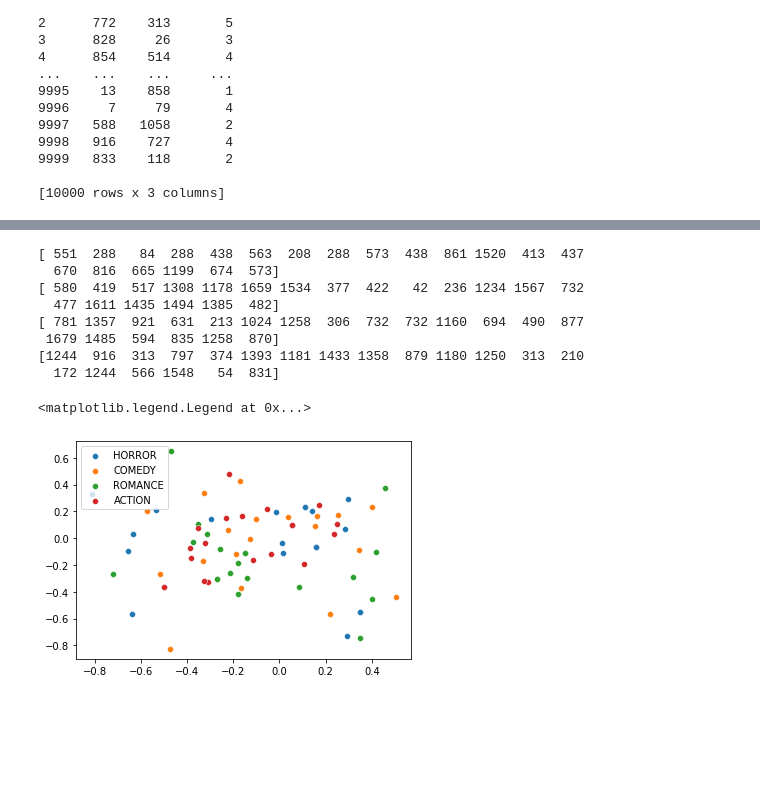
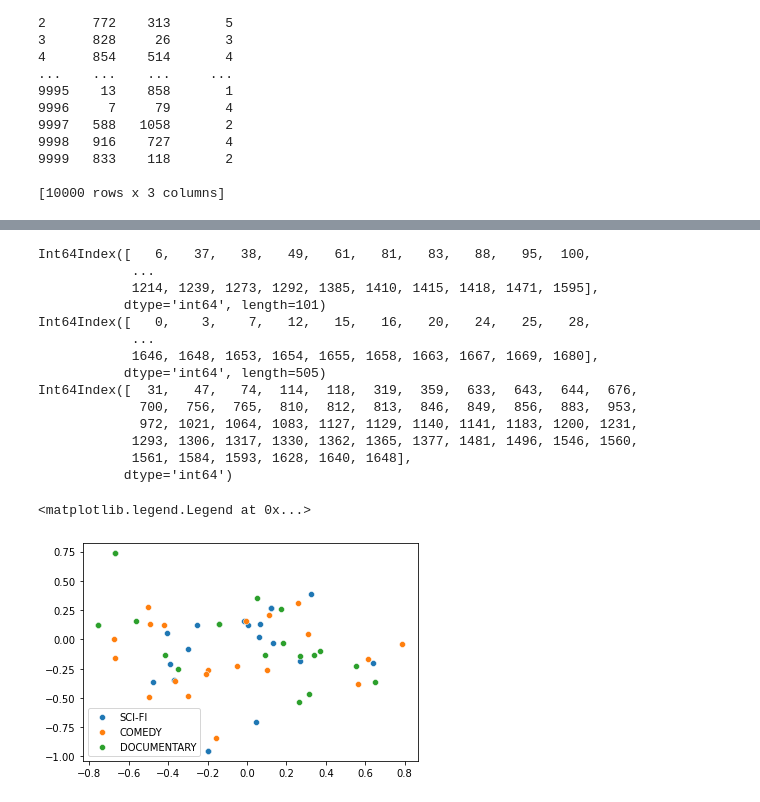
Before and after one commit to francescazfl/pandas, a Jupyter notebook: project2/nr_project2.ipynb, the cells around one changed output, grey strips where cells are left out. Cells and saved outputs as stored; diff of their text form; code cells hidden in the pictures; blank space fills up the shorter version.

Commit message:
visualize

```diff
--- a/project2/nr_project2.ipynb
+++ b/project2/nr_project2.ipynb
@@ -203,27 +251,34 @@ print(Vtilde.shape)
 (1682, 2)
 # %%
 #Get representative datapoints
-clusters = ['HORROR','COMEDY','ROMANCE','ACTION']
+clusters = ['SCI-FI','COMEDY','DOCUMENTARY']
 n_cluster = 20
 cluster_data = np.zeros((n_cluster,2,len(clusters)))
 for c in range(0,len(clusters)):
     genre_data = movies[lambda x: x[clusters[c]]==1]
+    print(genre_data.index)
     cluster_inds = np.random.choice(genre_data['MOVIE_ID'],n_cluster)
     cluster_data[:,:,c] = Vtilde[cluster_inds,:]
 
 plt.figure()
 for c in range(0,len(clusters)):
     sb.scatterplot(x=cluster_data[:,0,c],y=cluster_data[:,1,c])
 
 plt.legend(clusters)
 # %% [output]
-[ 551  288   84  288  438  563  208  288  573  438  861 1520  413  437
-  670  816  665 1199  674  573]
-[ 580  419  517 1308 1178 1659 1534  377  422   42  236 1234 1567  732
-  477 1611 1435 1494 1385  482]
-[ 781 1357  921  631  213 1024 1258  306  732  732 1160  694  490  877
- 1679 1485  594  835 1258  870]
-[1244  916  313  797  374 1393 1181 1433 1358  879 1180 1250  313  210
-  172 1244  566 1548   54  831]
+Int64Index([   6,   37,   38,   49,   61,   81,   83,   88,   95,  100,
+            ...
+            1214, 1239, 1273, 1292, 1385, 1410, 1415, 1418, 1471, 1595],
+           dtype='int64', length=101)
+Int64Index([   0,    3,    7,   12,   15,   16,   20,   24,   25,   28,
+            ...
+            1646, 1648, 1653, 1654, 1655, 1658, 1663, 1667, 1669, 1680],
+           dtype='int64', length=505)
+Int64Index([  31,   47,   74,  114,  118,  319,  359,  633,  643,  644,  676,
+             700,  756,  765,  810,  812,  813,  846,  849,  856,  883,  953,
+             972, 1021, 1064, 1083, 1127, 1129, 1140, 1141, 1183, 1200, 1231,
+            1293, 1306, 1317, 1330, 1362, 1365, 1377, 1481, 1496, 1546, 1560,
+            1561, 1584, 1593, 1628, 1640, 1648],
+           dtype='int64')
 <matplotlib.legend.Legend at 0x...>
-[figure, old version]
+[figure, new version]
```
Also changed, not shown: parts of 7 cells of this notebook.
